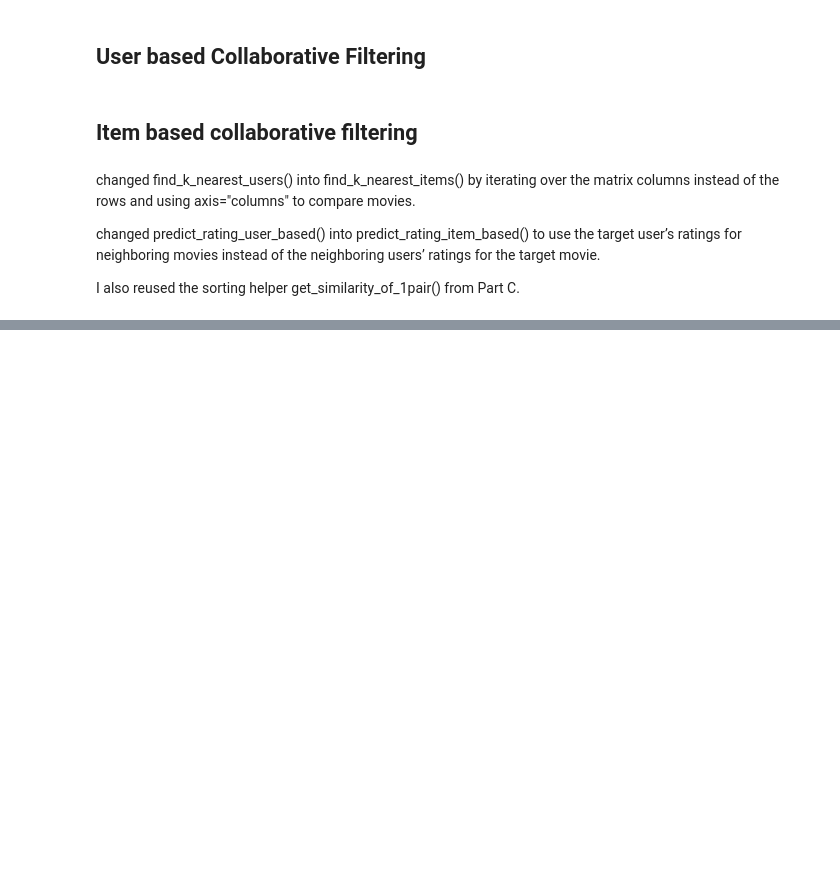
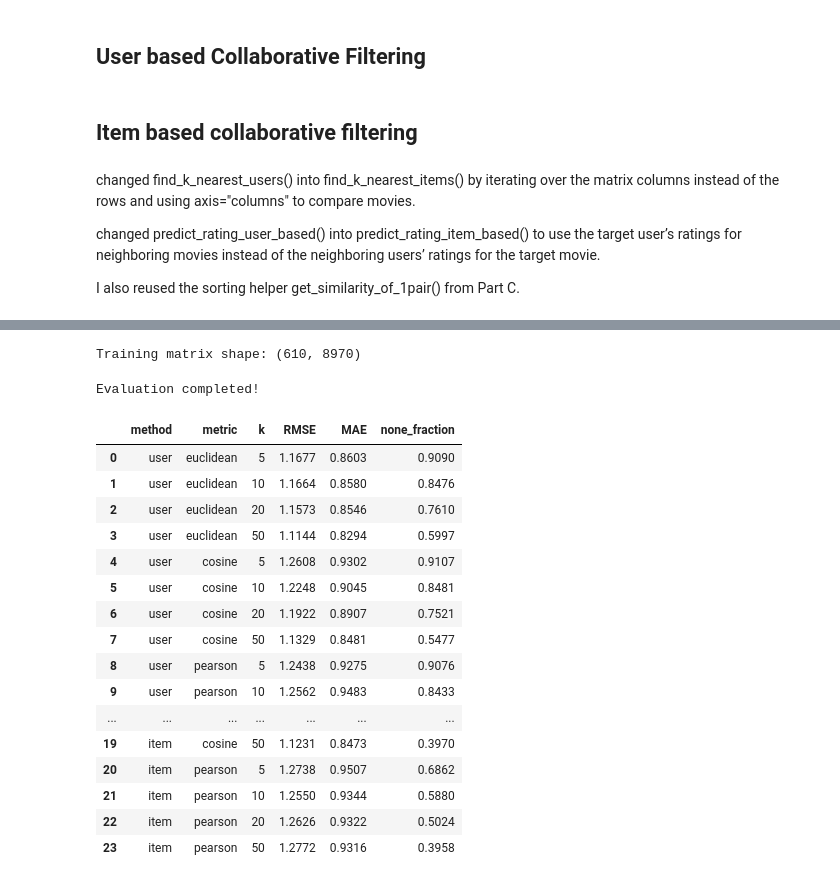
Before and after one commit to aseelibrahim123/ML_lab1, a Jupyter notebook: ML_lab1.ipynb, the cells around one changed output, grey strips where cells are left out. Saved outputs shown, nothing was run; the diff lists cells and outputs as text; code cells hidden in the pictures; blank space fills up the shorter version.

```diff
--- a/ML_lab1.ipynb
+++ b/ML_lab1.ipynb
@@ -549,0 +402,10 @@ def evaluate_recommendations(train_matrix, test_df, k_values=(5, 10, 20, 50)):
+# %%
+train_matrix = train_df.pivot_table(
+    index="userId",
+    columns="movieId",
+    values="rating"
+)
+
+print("Training matrix shape:", train_matrix.shape)
+# %% [output]
+Training matrix shape: (610, 8970)
@@ -549,0 +710,59 @@ def evaluate_recommendations(train_matrix, test_df, k_values=(5, 10, 20, 50)):
+# %%
+neighbor_cache = build_neighbor_cache(
+    train_matrix,
+    kmax=50
+)
+
+similarity_functions = [
+    euclidean_similarity,
+    cosine_similarity,
+    pearson_similarity
+]
+
+methods = ["user", "item"]
+k_values = [5, 10, 20, 50]
+
+results = []
+
+for method in methods:
+
+    for similarity_function in similarity_functions:
+
+        for k in k_values:
+
+            result = evaluate(
+                train_matrix,
+                test_df,
+                k,
+                similarity_function,
+                method,
+                neighbor_cache
+            )
+
+            results.append(result)
+
+results = pd.DataFrame(results)
+
+print("Evaluation completed!")
+# %% [output]
+Evaluation completed!
+# %%
+results.round(4)
+# %% [output]
+|  | method | metric | k | RMSE | MAE | none_fraction |
+| 0 | user | euclidean | 5 | 1.1677 | 0.8603 | 0.9090 |
+| 1 | user | euclidean | 10 | 1.1664 | 0.8580 | 0.8476 |
+| 2 | user | euclidean | 20 | 1.1573 | 0.8546 | 0.7610 |
+| 3 | user | euclidean | 50 | 1.1144 | 0.8294 | 0.5997 |
+| 4 | user | cosine | 5 | 1.2608 | 0.9302 | 0.9107 |
+| 5 | user | cosine | 10 | 1.2248 | 0.9045 | 0.8481 |
+| 6 | user | cosine | 20 | 1.1922 | 0.8907 | 0.7521 |
+| 7 | user | cosine | 50 | 1.1329 | 0.8481 | 0.5477 |
+| 8 | user | pearson | 5 | 1.2438 | 0.9275 | 0.9076 |
+| 9 | user | pearson | 10 | 1.2562 | 0.9483 | 0.8433 |
+| ... | ... | ... | ... | ... | ... | ... |
+| 19 | item | cosine | 50 | 1.1231 | 0.8473 | 0.3970 |
+| 20 | item | pearson | 5 | 1.2738 | 0.9507 | 0.6862 |
+| 21 | item | pearson | 10 | 1.2550 | 0.9344 | 0.5880 |
+| 22 | item | pearson | 20 | 1.2626 | 0.9322 | 0.5024 |
+| 23 | item | pearson | 50 | 1.2772 | 0.9316 | 0.3958 |
```
Also changed, not shown: parts of 10 cells of this notebook.
